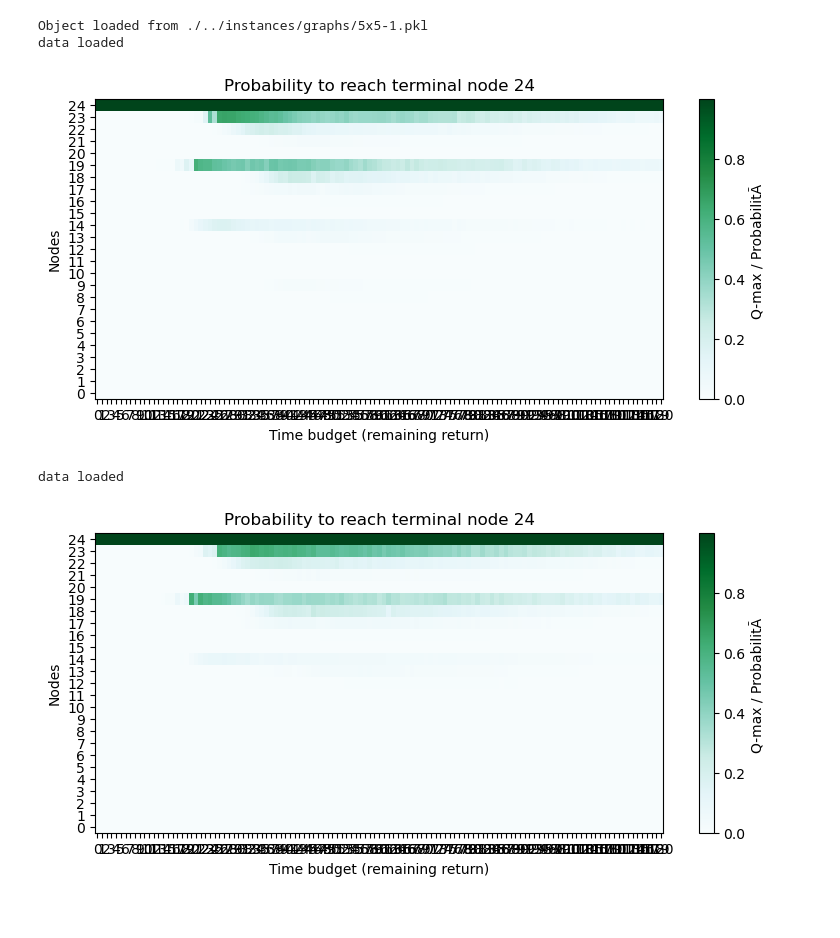
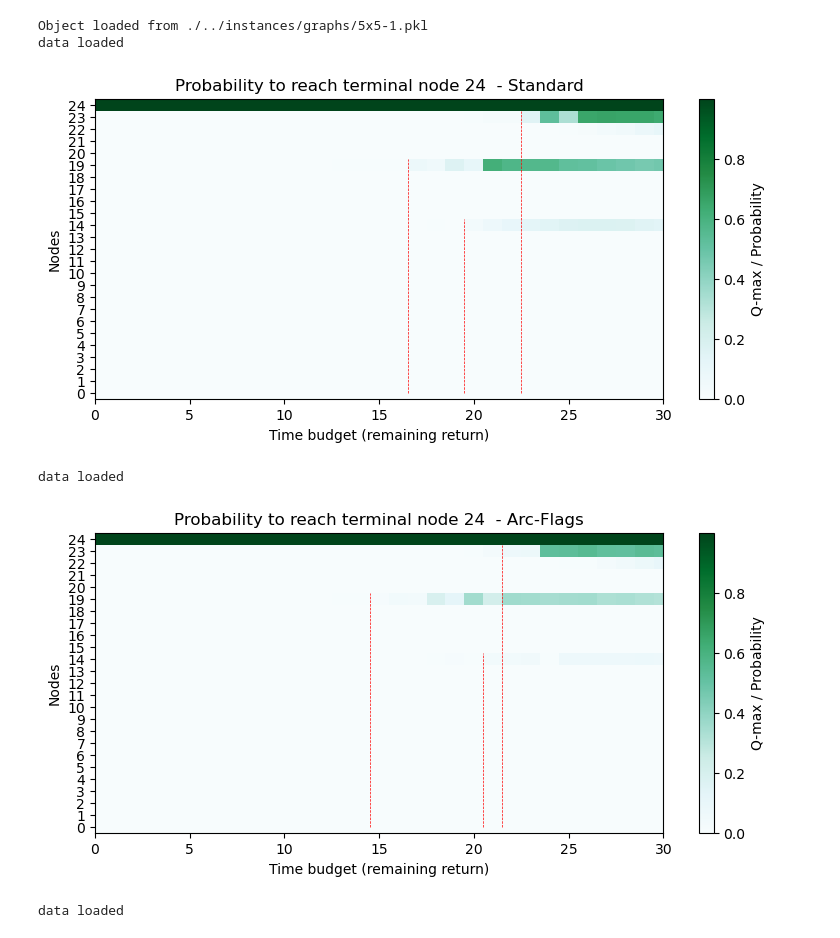
Before and after one commit to samuelepeirone/SOTA-RL, a Jupyter notebook: notebook/Plot.ipynb, the cells around one changed output. Cells and saved outputs as stored; diff of their text form; code cells hidden in the pictures.

```diff
--- a/notebook/Plot.ipynb
+++ b/notebook/Plot.ipynb
@@ -38,16 +42,20 @@ from R2L_plot import R2LPlot
 # %%
 path_graph = "./../instances/graphs/5x5-1.pkl"
 graph = Utils.load_object(path_graph)
 
 plt1 = R2LPlot(graph, "./../instances/trained/grid_5x5-1_1000k100k-gn.pkl")
-plt1.probability_to_reach_terminal_node()
+plt1.probability_to_reach_terminal_node(30, " - Standard", xy_lines=[(16.5, 19.5), (19.5, 14.5), (22.5, 23.5)])
 #plt1.probability_to_reach_terminal_node_different_starting_nodes()
 
-plt2 = R2LPlot(graph, "./../instances/trained/grid_5x5-1_1000k100k-rh.pkl")
-plt2.probability_to_reach_terminal_node()
+plt2 = R2LPlot(graph, "./../instances/trained/grid_5x5-1_1000k100k-af.pkl")
+plt2.probability_to_reach_terminal_node(30, " - Arc-Flags", xy_lines=[(14.5,19.5), (20.5, 14.5), (21.5, 23.5)])
+
+plt3 = R2LPlot(graph, "./../instances/trained/grid_5x5-1_1000k100k-rh.pkl")
+plt3.probability_to_reach_terminal_node(30, " - Reach", xy_lines=[(14.5, 19.5), (19.5, 14.5), (20.5, 23.5)])
 # %% [output]
 Object loaded from ./../instances/graphs/5x5-1.pkl
 data loaded
-[figure, old version]
+[figure, new version]
 data loaded
-[figure, old version]
+[figure, new version]
+data loaded
```
Also changed, not shown: parts of 7 cells of this notebook, 38 other files.
